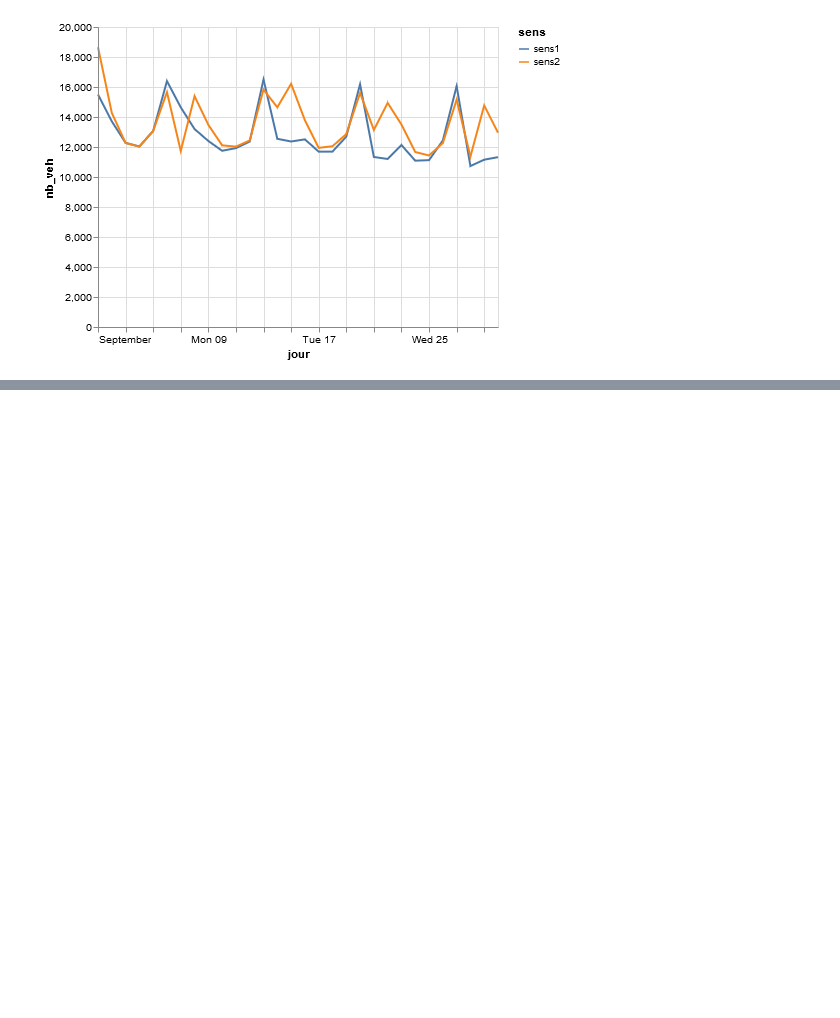
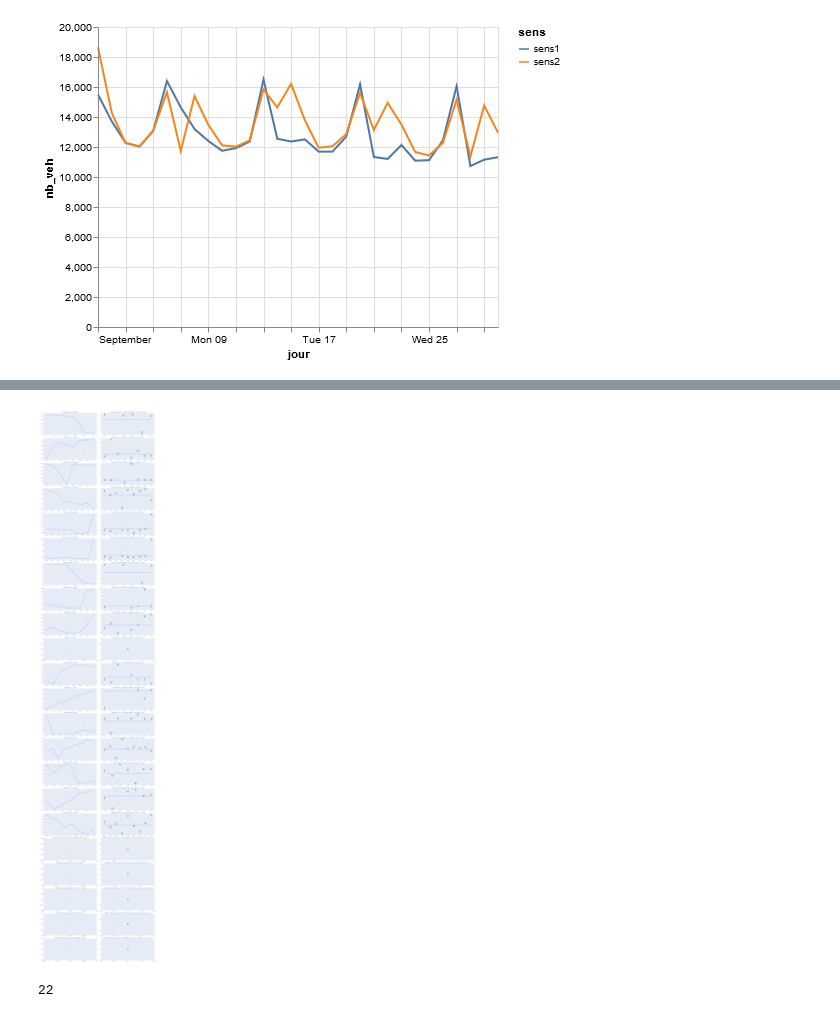
Before and after one commit to nantodevison/otv, a Jupyter notebook: otv/Transfert_Donnees/Graph_trafics.ipynb, the cells around one changed output, grey strips where cells are left out. Cells and saved outputs as stored; diff of their text form; code cells hidden in the pictures; blank space fills up the shorter version.

```diff
--- a/otv/Transfert_Donnees/Graph_trafics.ipynb
+++ b/otv/Transfert_Donnees/Graph_trafics.ipynb
@@ -86,0 +191,21 @@ dh.graph2SensParJour(dicoCptok['19-A20-229+500'])
+# %%
+listIdComptag=df.id_comptag.unique()
+nbPoints=len(listIdComptag)
+titres=[e for a in [(f'{c} : trafics', f'{c} : evolutions annuelles,  moyenne = {df.loc[df.id_comptag==c].evol_annuelle_globale.unique()[0]}') for c in listIdComptag] for e in a]
+fig = make_subplots(rows=nbPoints, cols=2, subplot_titles=titres,
+                    horizontal_spacing=0.04,vertical_spacing=0.006)
+# %%
+for i,c in enumerate(listIdComptag) :
+    dfIdUnique=df.loc[df['id_comptag']==c]
+    fig.add_trace(px.scatter(dfIdUnique, x='annee',y='tmja')['data'][0], row=i+1,col=1)
+    fig.add_trace(px.scatter(dfIdUnique.fillna(0), x='annee',y='evol_anuelle', text='evol_anuelle')['data'][0], row=i+1,col=2)
+    fig.data[-1].update(marker=dict(size=12, color='green'),textposition='top center')
+    fig.add_trace(px.line(dfIdUnique, x='annee',y='evol_annuelle_globale')['data'][0], row=i+1,col=2)
+    #fig.data[-1].update(textposition='top center')
+fig.update_layout(height=8000, width=1500)
+# %% [output]
+[figure, added]
+# %%
+nbPoints
+# %% [output]
+22
```
Also changed, not shown: parts of 9 cells of this notebook.
